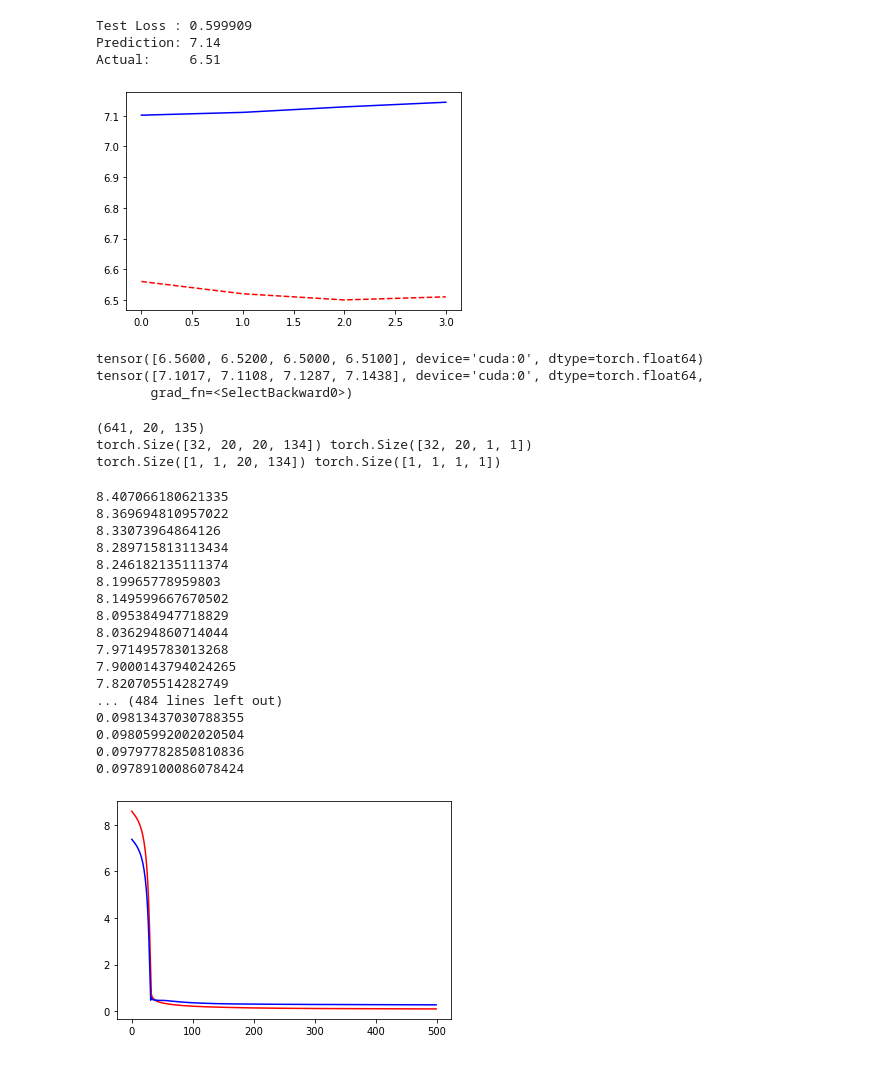
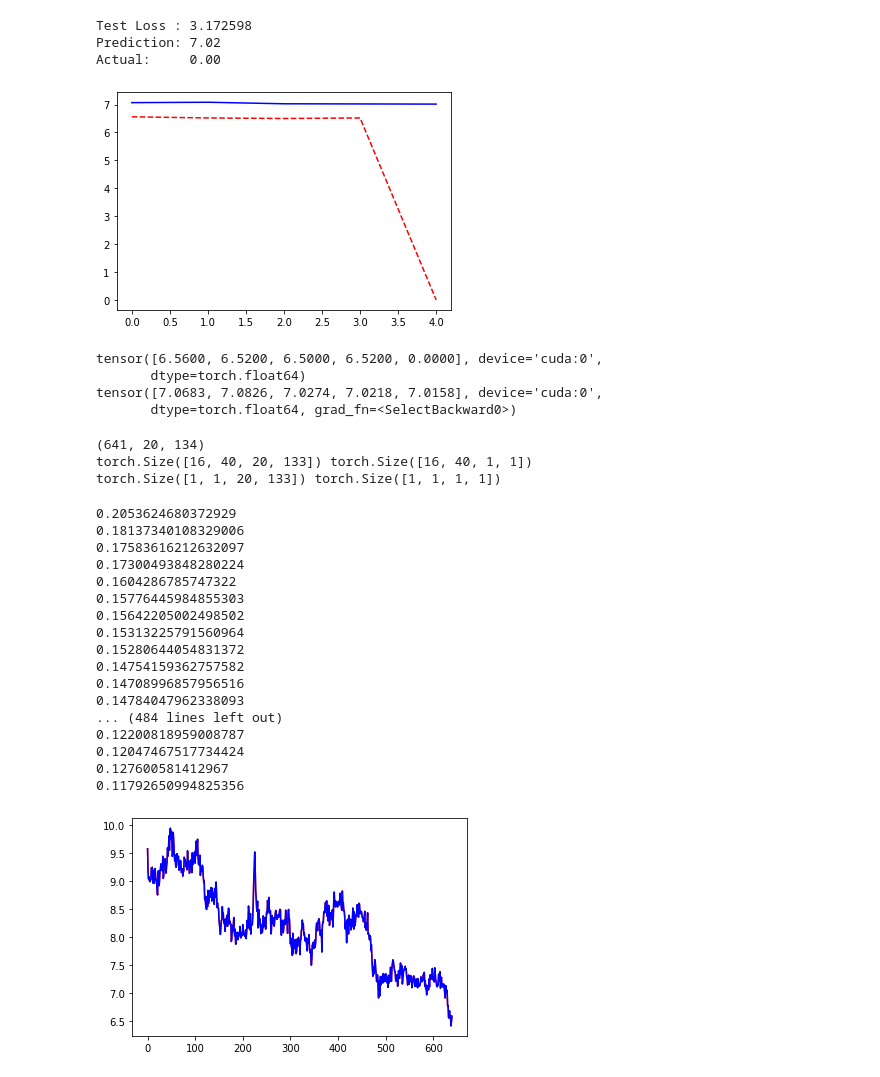
Before and after one commit to matrixleon18/SHUFE, a Jupyter notebook: jupyterlab/Model_LSTM_Attention_TV.ipynb, the cells around one changed output. Cells and saved outputs as stored; diff of their text form; code cells hidden in the pictures.

```diff
--- a/jupyterlab/Model_LSTM_Attention_TV.ipynb
+++ b/jupyterlab/Model_LSTM_Attention_TV.ipynb
@@ -33,7 +33,7 @@ dataset = dataset.fillna(0)
 # 将数据按照BATCH_SIZE的窗口进行滑动，每个窗口数据做一组
 # # 数据转成sequence的格式，这里定义每个seq的长度
 TRAIN_VALIDATION_RATIO = 0.7
-TRAIN_BATCH_SIZE = 20                                                        # 注意：BATCH_SIZE是要能够整除(total_seq_count-1)的
+TRAIN_BATCH_SIZE = 40                                                        # 注意：BATCH_SIZE是要能够整除(total_seq_count-1)的
 TEST_BATCH_SIZE = 1
 SEQ_LENGTH = 20
 Y_SEQ_LEN = 1                                                         # 要用2个y来表示预测的第一天和预测的第二天，对应 "future" 和 "future2",每个y都是1-D的，y的seq_len是2
@@ -274,7 +279,7 @@ class LSTMModel(nn.Module):
 # %%
 # 训练 LSTM 模型 ---- 这里的损失函数是计算Sequence最后一个元素的预测数据和真实数据差异
 
-HIDDEN_SIZE = 512
+HIDDEN_SIZE = 768
 NUM_LAYERS = 2
 
 def RMSELoss(yhat,y):
@@ -401,18 +419,18 @@ print(valid_pred[:,-1].cpu().detach().flatten().numpy())
 model.eval()
 test_loss = 0
 
-h0 = torch.zeros(NUM_LAYERS, TEST_BATCH_SIZE, HIDDEN_SIZE).double().to(device)
-c0 = torch.zeros(NUM_LAYERS, TEST_BATCH_SIZE, HIDDEN_SIZE).double().to(device)
+h0 = torch.zeros(NUM_LAYERS, test_x.shape[1], HIDDEN_SIZE).double().to(device)
+c0 = torch.zeros(NUM_LAYERS, test_x.shape[1], HIDDEN_SIZE).double().to(device)
 
 for step in range(test_x.shape[0]):
     pred, hn, cn = model(test_x[step], h0, c0)
 
     loss = loss_func(pred[:,-1], test_y[step][:,-1,-1])               # Compare the all sequences' last element in one batch
 
-    if test_x.shape[1] == 1:
+    if test_x.shape[0] > 1:
         actual_line.append(test_y[step][-1,-1].item())
         pred_line.append(pred[-1,-1].item())
-    elif test_x.shape[1] > 1:
+    elif test_x.shape[0] == 1:
         actual_line = test_y[step].cpu().detach().flatten().numpy()        # Only plot the last sequence of test batch
         pred_line   = pred[:,-1].cpu().detach().flatten().numpy()                # Only plot the last sequence of test batch
 
@@ -427,13 +445,14 @@ plt.show()
 print(test_y[step,:,-1,-1])
 print(pred[:,-1])
 # %% [output]
-Test Loss : 0.599909
-Prediction: 7.14
-Actual:     6.51
+Test Loss : 3.172598
+Prediction: 7.02
+Actual:     0.00
-[figure, old version]
+[figure, new version]
-tensor([6.5600, 6.5200, 6.5000, 6.5100], device='cuda:0', dtype=torch.float64)
-tensor([7.1017, 7.1108, 7.1287, 7.1438], device='cuda:0', dtype=torch.float64,
-       grad_fn=<SelectBackward0>)
+tensor([6.5600, 6.5200, 6.5000, 6.5200, 0.0000], device='cuda:0',
+       dtype=torch.float64)
+tensor([7.0683, 7.0826, 7.0274, 7.0218, 7.0158], device='cuda:0',
+       dtype=torch.float64, grad_fn=<SelectBackward0>)
 # %%
 # 把rolling_data再分割为 train / test 就再预测
 # 既然 预测值 和时序相关性很高，可以考虑太早的零星数据对于test影响不大，可以删掉
@@ -452,53 +471,57 @@ test_x,  test_y  = test[:,:,:, Y_SEQ_LEN:],  test[:,:,-1:,0:Y_SEQ_LEN]
 print(train_x.shape, train_y.shape)
 print(test_x.shape, test_y.shape)
 # %% [output]
-(641, 20, 135)
-torch.Size([32, 20, 20, 134]) torch.Size([32, 20, 1, 1])
-torch.Size([1, 1, 20, 134]) torch.Size([1, 1, 1, 1])
+(641, 20, 134)
+torch.Size([16, 40, 20, 133]) torch.Size([16, 40, 1, 1])
+torch.Size([1, 1, 20, 133]) torch.Size([1, 1, 1, 1])
 # %%
 # 再重新 train 模型
 model.train()
+
+h0 = torch.zeros(NUM_LAYERS, TRAIN_BATCH_SIZE, HIDDEN_SIZE).double().to(device)
+c0 = torch.zeros(NUM_LAYERS, TRAIN_BATCH_SIZE, HIDDEN_SIZE).double().to(device)
 
 for epoch in range(epoches):
     batch_loss = []
     train_epoch_loss = 0
     train_pred_value_list = []
     train_real_value_list = []
     train_batch_list = list(range(0,train_batch_count))
     # random.shuffle(train_batch_list)
-    for step in train_batch_list:
+    for step in range(0, train_x.shape[0]):
         train_pred, hn, cn = model(train_x[step], h0, c0)
         # h0, c0 = hn.detach(), cn.detach()
         loss = loss_func(train_pred[:,-1], train_y[step][:,-1,-1])                # Compare the all sequences' last element in one batch
         train_pred_value_list.extend(list(train_pred[:,-1].cpu().detach().flatten().numpy() ))
         train_real_value_list.extend(list(train_y[step,:,-1,-1].cpu().detach().flatten().numpy() ))
         optimizer.zero_grad()
         loss.backward()
         torch.nn.utils.clip_grad_norm_(model.parameters(), max_norm=20, norm_type=2)
         optimizer.step()
         batch_loss.append(loss.cpu().data.numpy())
-    print(np.mean(batch_loss))
+    if ((epoch+1) %10) == 0:
+        print(np.mean(batch_loss))
     train_epoch_loss = np.mean(batch_loss)
 
-plt.plot(train_epoch_loss_list, 'r-')
-plt.plot(valid_epoch_loss_list, 'b-')
+plt.plot(train_pred_value_list, 'r-')
+plt.plot(train_pred_value_list, 'b-')
 plt.show()
 # %% [output]
-8.407066180621335
-8.369694810957022
-8.33073964864126
-8.289715813113434
-8.246182135111374
-8.19965778959803
-8.149599667670502
-8.095384947718829
-8.036294860714044
-7.971495783013268
-7.9000143794024265
-7.820705514282749
+0.2053624680372929
+0.18137340108329006
+0.17583616212632097
+0.17300493848280224
+0.1604286785747322
+0.15776445984855303
+0.15642205002498502
+0.15313225791560964
+0.15280644054831372
+0.14754159362757582
+0.14708996857956516
+0.14784047962338093
 ... (484 lines left out)
-0.09813437030788355
-0.09805992002020504
-0.09797782850810836
-0.09789100086078424
+0.12200818959008787
+0.12047467517734424
+0.127600581412967
+0.11792650994825356
-[figure, old version]
+[figure, new version]
```
Also changed, not shown: parts of 11 cells of this notebook.
